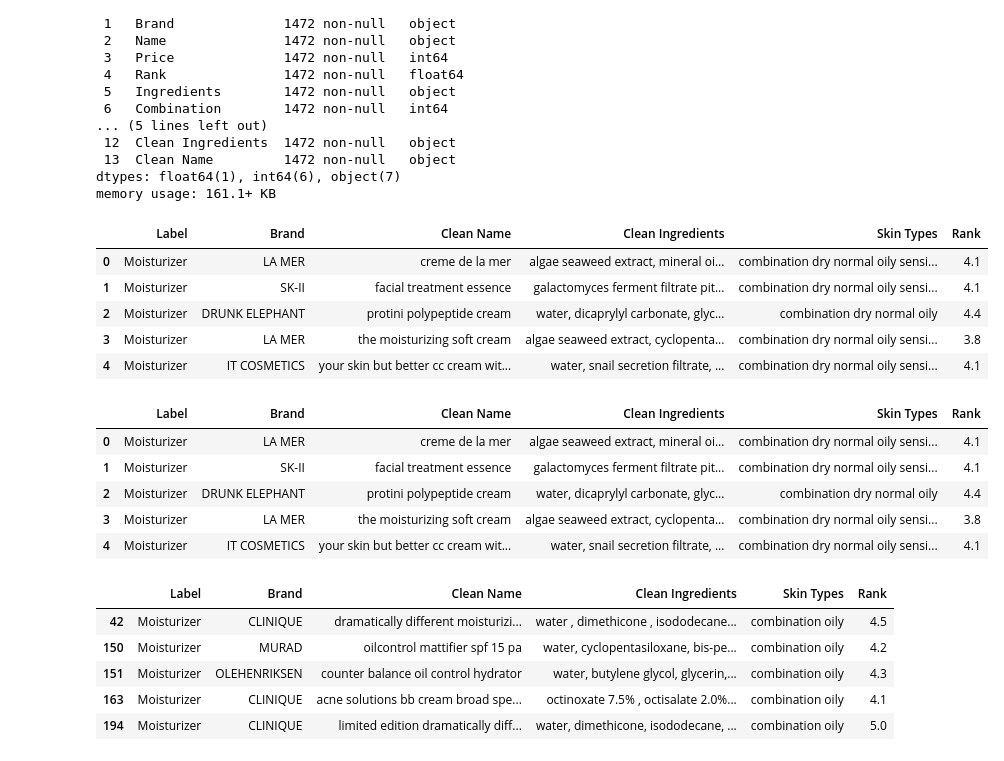
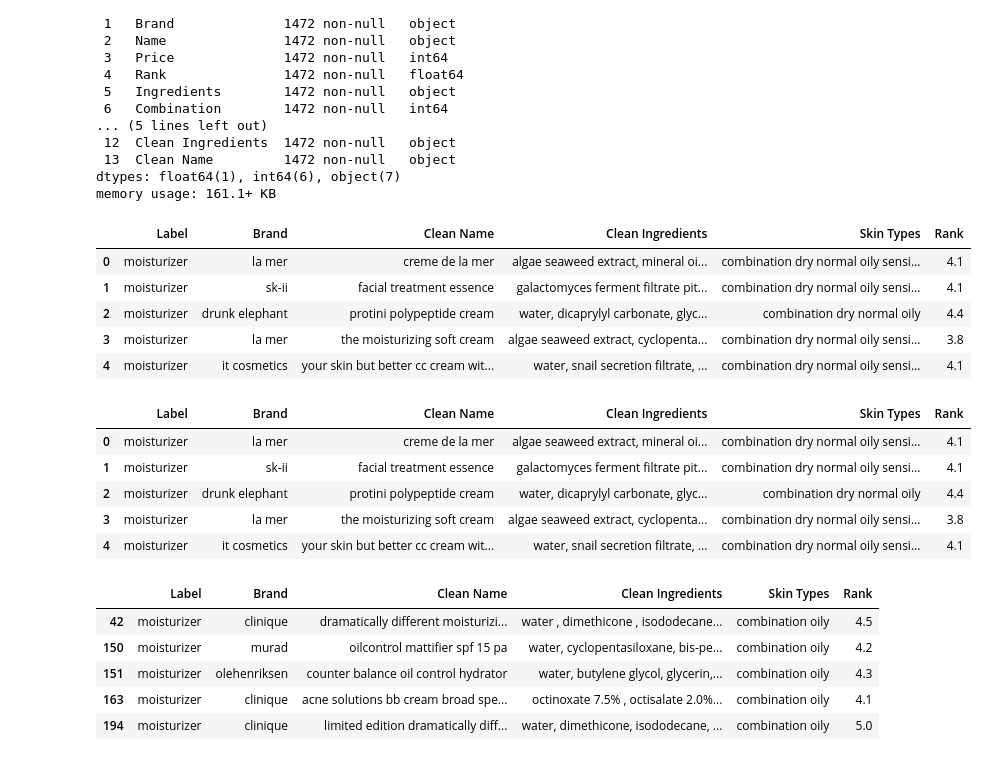
Before and after one commit to RocioAri/proyecto_final, a Jupyter notebook: proyecto.ipynb, the cells around one changed output. Saved outputs shown, nothing was run; the diff lists cells and outputs as text; code cells hidden in the pictures.

```diff
--- a/proyecto.ipynb
+++ b/proyecto.ipynb
@@ -91,6 +92,8 @@ with_types.head()
 | 2 | Moisturizer | DRUNK ELEPHANT | Protini™ Polypeptide Cream | 68 | 4.4 | Water, Dicaprylyl Carbonate, Glyc... | 1 | 1 | 1 | 1 | ... |
 | 3 | Moisturizer | LA MER | The Moisturizing Soft Cream | 175 | 3.8 | Algae (Seaweed) Extract, Cyclopen... | 1 | 1 | 1 | 1 | ... |
 | 4 | Moisturizer | IT COSMETICS | Your Skin But Better™ CC+™ Cream ... | 38 | 4.1 | Water, Snail Secretion Filtrate, ... | 1 | 1 | 1 | 1 | ... |
+# %%
+with_types = with_types.map(lambda content: content.lower() if type(content) == str else content)
 # %%
 with_types["Ingredients"]
 # %% [output]
@@ -185,32 +188,32 @@ Data columns (total 14 columns):
 dtypes: float64(1), int64(6), object(7)
 memory usage: 161.1+ KB
 # %%
-dataframe = with_types[["Label", "Brand",  "Clean Name", "Clean Ingredients", "Skin Types","Rank"]]
+dataframe = with_types[["Label", "Brand",  "Clean Name", "Clean Ingredients", "Skin Types","Rank"]].copy()
 dataframe.head()
 # %% [output]
 |  | Label | Brand | Clean Name | Clean Ingredients | Skin Types | Rank |
-| 0 | Moisturizer | LA MER | creme de la mer | algae seaweed extract, mineral oi... | combination dry normal oily sensi... | 4.1 |
-| 1 | Moisturizer | SK-II | facial treatment essence | galactomyces ferment filtrate pit... | combination dry normal oily sensi... | 4.1 |
-| 2 | Moisturizer | DRUNK ELEPHANT | protini polypeptide cream | water, dicaprylyl carbonate, glyc... | combination dry normal oily | 4.4 |
-| 3 | Moisturizer | LA MER | the moisturizing soft cream | algae seaweed extract, cyclopenta... | combination dry normal oily sensi... | 3.8 |
-| 4 | Moisturizer | IT COSMETICS | your skin but better cc cream wit... | water, snail secretion filtrate, ... | combination dry normal oily sensi... | 4.1 |
+| 0 | moisturizer | la mer | creme de la mer | algae seaweed extract, mineral oi... | combination dry normal oily sensi... | 4.1 |
+| 1 | moisturizer | sk-ii | facial treatment essence | galactomyces ferment filtrate pit... | combination dry normal oily sensi... | 4.1 |
+| 2 | moisturizer | drunk elephant | protini polypeptide cream | water, dicaprylyl carbonate, glyc... | combination dry normal oily | 4.4 |
+| 3 | moisturizer | la mer | the moisturizing soft cream | algae seaweed extract, cyclopenta... | combination dry normal oily sensi... | 3.8 |
+| 4 | moisturizer | it cosmetics | your skin but better cc cream wit... | water, snail secretion filtrate, ... | combination dry normal oily sensi... | 4.1 |
 # %%
 query = "oily"
 dataframe[ dataframe["Skin Types"].str.contains(query) ].head()
 # %% [output]
 |  | Label | Brand | Clean Name | Clean Ingredients | Skin Types | Rank |
-| 0 | Moisturizer | LA MER | creme de la mer | algae seaweed extract, mineral oi... | combination dry normal oily sensi... | 4.1 |
-| 1 | Moisturizer | SK-II | facial treatment essence | galactomyces ferment filtrate pit... | combination dry normal oily sensi... | 4.1 |
-| 2 | Moisturizer | DRUNK ELEPHANT | protini polypeptide cream | water, dicaprylyl carbonate, glyc... | combination dry normal oily | 4.4 |
-| 3 | Moisturizer | LA MER | the moisturizing soft cream | algae seaweed extract, cyclopenta... | combination dry normal oily sensi... | 3.8 |
-| 4 | Moisturizer | IT COSMETICS | your skin but better cc cream wit... | water, snail secretion filtrate, ... | combination dry normal oily sensi... | 4.1 |
+| 0 | moisturizer | la mer | creme de la mer | algae seaweed extract, mineral oi... | combination dry normal oily sensi... | 4.1 |
+| 1 | moisturizer | sk-ii | facial treatment essence | galactomyces ferment filtrate pit... | combination dry normal oily sensi... | 4.1 |
+| 2 | moisturizer | drunk elephant | protini polypeptide cream | water, dicaprylyl carbonate, glyc... | combination dry normal oily | 4.4 |
+| 3 | moisturizer | la mer | the moisturizing soft cream | algae seaweed extract, cyclopenta... | combination dry normal oily sensi... | 3.8 |
+| 4 | moisturizer | it cosmetics | your skin but better cc cream wit... | water, snail secretion filtrate, ... | combination dry normal oily sensi... | 4.1 |
 # %%
 query = "combination oily"
 dataframe[ dataframe["Skin Types"].str.strip() == query ].head()
 # %% [output]
 |  | Label | Brand | Clean Name | Clean Ingredients | Skin Types | Rank |
-| 42 | Moisturizer | CLINIQUE | dramatically different moisturizi... | water , dimethicone , isododecane... | combination oily | 4.5 |
-| 150 | Moisturizer | MURAD | oilcontrol mattifier spf 15 pa | water, cyclopentasiloxane, bis-pe... | combination oily | 4.2 |
-| 151 | Moisturizer | OLEHENRIKSEN | counter balance oil control hydrator | water, butylene glycol, glycerin,... | combination oily | 4.3 |
-| 163 | Moisturizer | CLINIQUE | acne solutions bb cream broad spe... | octinoxate 7.5% , octisalate 2.0%... | combination oily | 4.1 |
-| 194 | Moisturizer | CLINIQUE | limited edition dramatically diff... | water, dimethicone, isododecane, ... | combination oily | 5.0 |
+| 42 | moisturizer | clinique | dramatically different moisturizi... | water , dimethicone , isododecane... | combination oily | 4.5 |
+| 150 | moisturizer | murad | oilcontrol mattifier spf 15 pa | water, cyclopentasiloxane, bis-pe... | combination oily | 4.2 |
+| 151 | moisturizer | olehenriksen | counter balance oil control hydrator | water, butylene glycol, glycerin,... | combination oily | 4.3 |
+| 163 | moisturizer | clinique | acne solutions bb cream broad spe... | octinoxate 7.5% , octisalate 2.0%... | combination oily | 4.1 |
+| 194 | moisturizer | clinique | limited edition dramatically diff... | water, dimethicone, isododecane, ... | combination oily | 5.0 |
```
Also changed, not shown: parts of 33 cells of this notebook.
